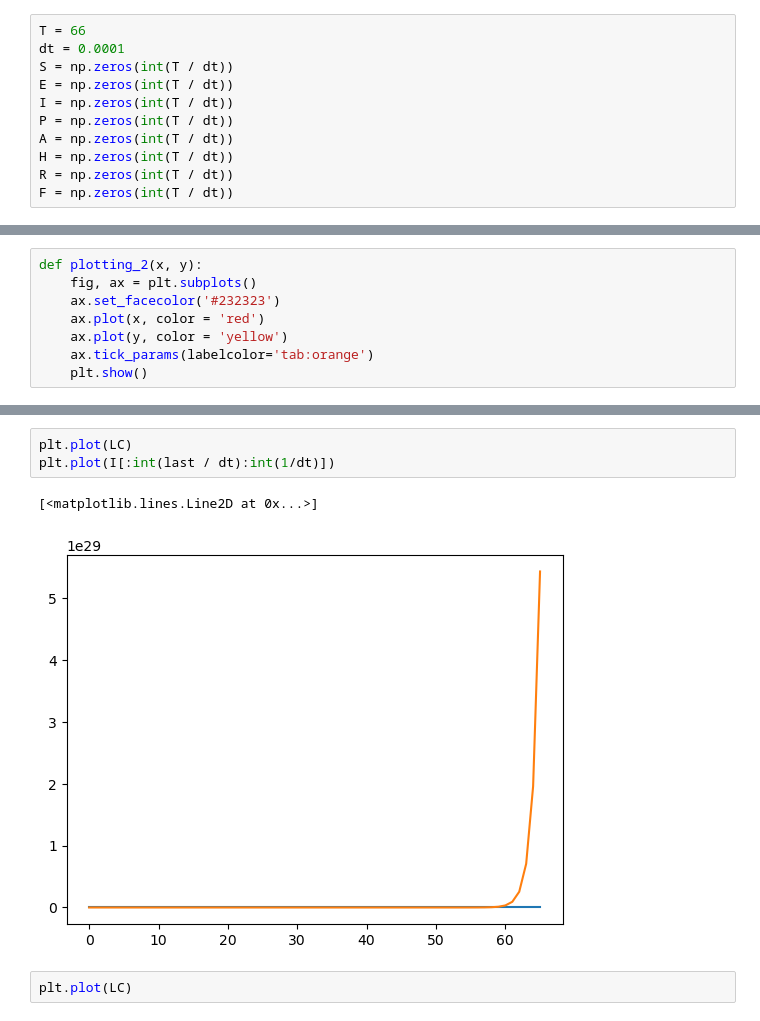
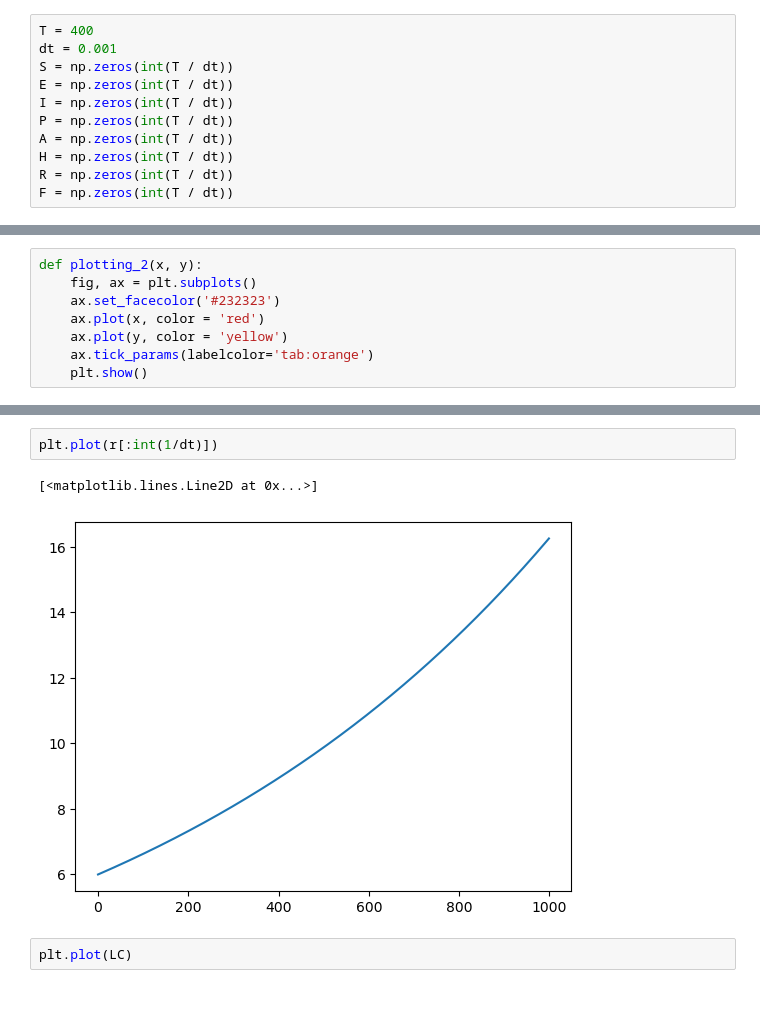
Before and after one commit to ItyTell/course_work, a Jupyter notebook: code/Untitled.ipynb, the cells around one changed output, grey strips where cells are left out. Drawn from its saved outputs; the diff is of its cells as text.

```diff
--- a/code/Untitled.ipynb
+++ b/code/Untitled.ipynb
@@ -5,8 +5,8 @@ import sympy as sp
 import pandas as pd
 from datetime import datetime
 # %%
-T = 66
-dt = 0.0001
+T = 400
+dt = 0.001
 S = np.zeros(int(T / dt))
 E = np.zeros(int(T / dt))
 I = np.zeros(int(T / dt))
@@ -92,9 +92,8 @@ plotting_2(I[:int(last / dt):int(1/dt)], LC[:last:])
 # %%
-plt.plot(LC)
-plt.plot(I[:int(last / dt):int(1/dt)])
+plt.plot(r[:int(1/dt)])
 # %% [output]
 [<matplotlib.lines.Line2D at 0x...>]
-[figure, old version]
+[figure, new version]
 # %%
 plt.plot(LC)
 # %% [output]
```
Also changed, not shown: parts of 4 cells of this notebook, 6 other files.
